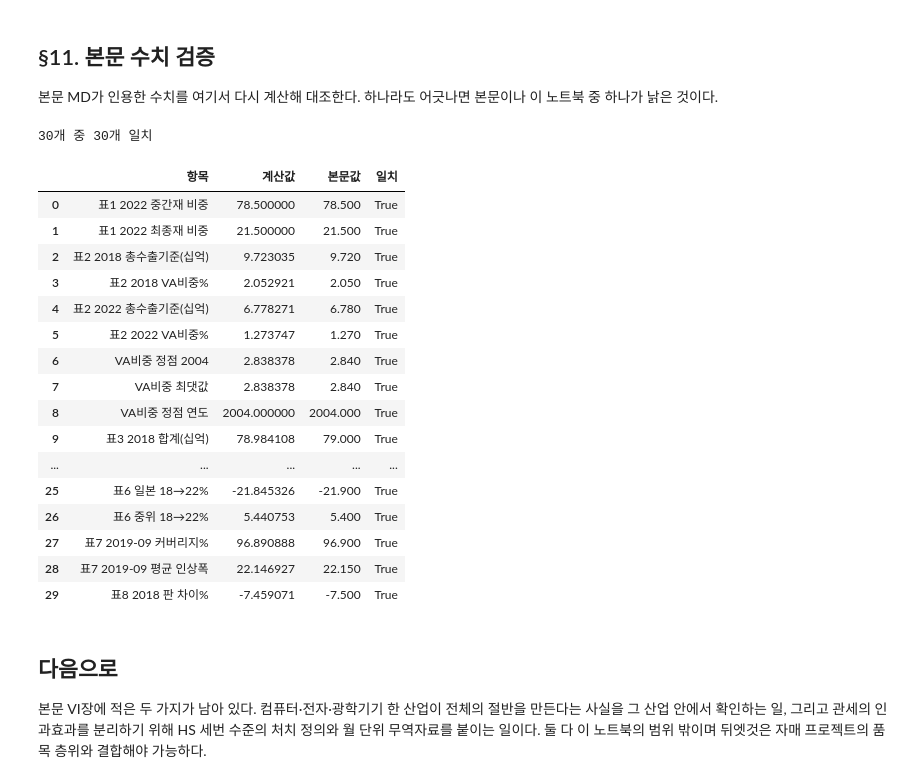
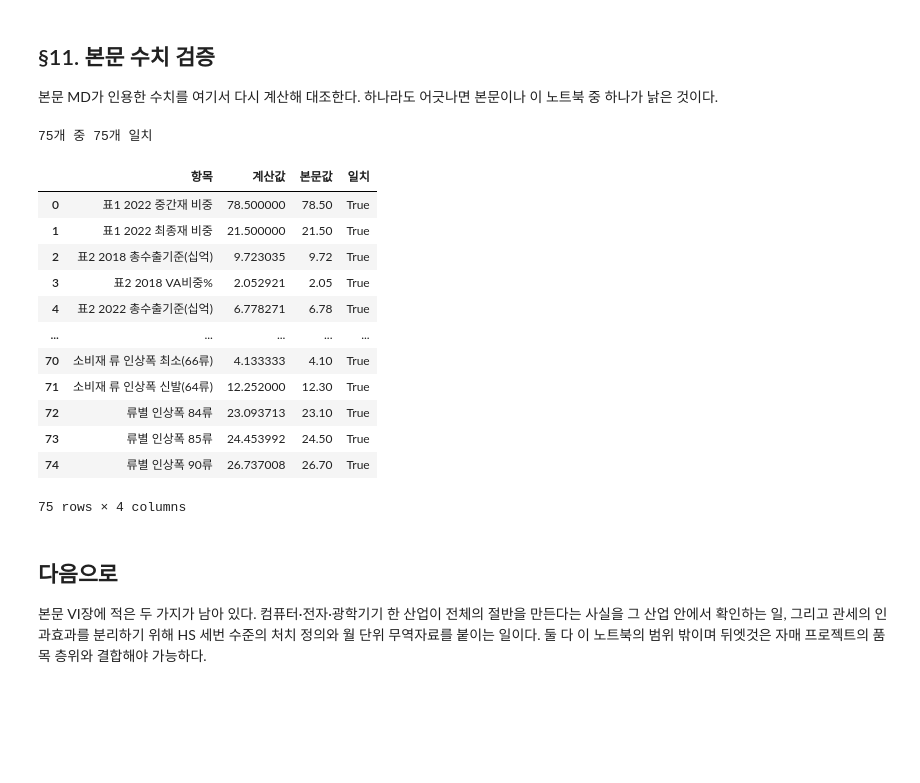
Before and after one commit to pilsunchoi/GVC, a Jupyter notebook: research/2.미중무역분쟁과_대미부가가치노출/2018_us_china_gvc.ipynb, the cells around one changed output. Saved outputs shown, nothing was run; the diff lists cells and outputs as text; code cells hidden in the pictures; blank space fills up the shorter version.

```diff
--- a/research/2.미중무역분쟁과_대미부가가치노출/2018_us_china_gvc.ipynb
+++ b/research/2.미중무역분쟁과_대미부가가치노출/2018_us_china_gvc.ipynb
@@ -920,56 +922,86 @@ chk('구성비 2018 중국경유%', share.loc[2018, 'CHN'], 8.59, 0.01)
 chk('구성비 2022 중국경유%', share.loc[2022, 'CHN'], 4.43, 0.01)
 chk('구성비 2018 베트남경유%', share.loc[2018, 'VNM'], 3.07, 0.01)
 chk('구성비 2022 베트남경유%', share.loc[2022, 'VNM'], 4.67, 0.01)
+chk('중국 구성비 2019 하락폭%p', share['CHN'].diff().loc[2019], -2.5, 0.06)
+chk('중국 구성비 이전 최대 변동%p', share['CHN'].diff().loc[:2018].abs().max(), 1.6, 0.06)
 chk('표4 2022 합계(십억)', tab4.loc[2022, '합계'], 93.15, 0.01)
 chk('표4 2022 CN1 중국내수', tab4.loc[2022, ('CN1', '중국내수')], 71.38, 0.01)
 chk('표4 2022 CN2 대미', tab4.loc[2022, ('CN2', '미국')], 3.22, 0.01)
+chk('표4 2022 중국내수 비중%', 100 * tab4.loc[2022, ('CN1', '중국내수')] / tab4.loc[2022, '합계'], 76.6, 0.05)
+chk('첫 번째 척도 2018(억)', 10 * tab2.loc[2018, '한국VA(최종흡수기준)'], 67.9, 0.05)
+chk('2021 중국 구성비가 2018 미만', float(share.loc[2021, 'CHN'] < share.loc[2018, 'CHN']), 1.0, 0)
 chk('표4 2018 CN2 대미', tab4.loc[2018, ('CN2', '미국')], 4.96, 0.01)
+chk('표4 2018 CN1 대미', tab4.loc[2018, ('CN1', '미국')], 1.83, 0.01)
+chk('표4 2022 CN1 대미', tab4.loc[2022, ('CN1', '미국')], 1.32, 0.01)
 chk('표5 C26 중국변화', ind.loc[C26, '중국변화'], -1056, 1.0)
 chk('표5 C26 베트남변화', ind.loc[C26, '베트남변화'], 1181, 1.0)
+chk('표5 10위가 H52', float(ind.sort_values('중국2018', ascending=False).index[9] == ko('H52')), 1.0, 0)
+chk('C26 2018 대미 노출 전체(십억)', ind.loc[C26, '규모'] / 1000, 16.6, 0.05)
+chk('36개 산업 중국경유 변화 합계(백만)', x.sum(), -2221, 1.0)
+chk('36개 산업 베트남경유 변화 합계(백만)', y.sum(), 2356, 1.0)
+chk('C26 제외 중국경유 변화 합계(억)', x.drop(C26).sum() / 100, -11.7, 0.05)
+chk('C26 제외 베트남경유 변화 합계(억)', y.drop(C26).sum() / 100, 11.8, 0.05)
+chk('C26 몫 중국 감소분%', 100 * x[C26] / x.sum(), 48, 0.5)
+chk('C26 몫 베트남 증가분%', 100 * y[C26] / y.sum(), 50, 0.5)
 chk('대체 피어슨(전체)', np.corrcoef(x, y)[0, 1], -0.987, 0.002)
 chk('대체 피어슨(C26 제외)', np.corrcoef(x.drop(C26), y.drop(C26))[0, 1], -0.858, 0.002)
 chk('대체 피어슨(규모 제거)', np.corrcoef(xn, yn)[0, 1], 0.305, 0.002)
 chk('표6 한국 18→22%', d['KOR'], -33.0, 0.1)
 chk('표6 일본 18→22%', d['JPN'], -21.9, 0.1)
 chk('표6 중위 18→22%', d.median(), 5.4, 0.1)
+chk('표6 한국보다 더 줄어든 경제 수', int((d < d['KOR']).sum()), 1, 0)
+chk('산업별 중위 변화율 한국%', w.xs('KOR', level='econ')['chg'].median(), -31.2, 0.1)
+chk('산업별 중위 변화율 타국%', w.drop('KOR', level='econ')['chg'].median(), -5.7, 0.1)
+chk('그림2 대상 산업 수', int(keep.sum()), 36, 0)
 chk('표7 2018 버전 차이%', tab8.loc[2018, '차이%'], -7.5, 0.05)
 chk('표7 확장판 18→22 변화율%', EXT_CHG, -33.0, 0.1)
 chk('표7 표준판 18→22 변화율%', SML_CHG, -32.2, 0.1)
 chk('가공무역 수입투입비중%', IMP_CN2, 13.3, 0.1)
 chk('가공무역제외 수입투입비중%', IMP_CN1, 4.4, 0.1)
-chk('표8 (1) post x 노출도', B1[0], 0.396, 0.001)
-chk('표8 (1) 표준오차', S1[0], 0.248, 0.001)
-chk('표8 (2) 삼중 상호작용', B2[1], -2.135, 0.001)
+chk('회귀표본 1백만 미만 비중%', 100 * (reg.va < 1).mean(), 56.5, 0.1)
+chk('표8 사양1 post x 노출도', B1[0], 0.396, 0.001)
+chk('표8 사양1 표준오차', S1[0], 0.248, 0.001)
+chk('표8 사양2 삼중 상호작용', B2[1], -2.135, 0.001)
 chk('표8 관측 수', len(reg), 49733, 0)
 chk('표8 군집 수', GC, 49, 0)
 chk('표9 사전계수 2012', EV[2012][0], -0.691, 0.001)
 chk('표9 사후계수 2019', EV[2019][0], 0.459, 0.001)
+chk('표9 사전계수 2012 t값', EV[2012][0] / EV[2012][1], -2.42, 0.005)
+chk('표9 사전계수 2014 t값', EV[2014][0] / EV[2014][1], 2.36, 0.005)
+chk('표9 사전계수 2016 t값', EV[2016][0] / EV[2016][1], 2.36, 0.005)
+chk('표10 2018-08 인상 HS6', tab7.loc['2018-08-23', '인상 HS6'], 721, 0)
+chk('표10 2018-08 커버리지%', tab7.loc['2018-08-23', '비율%'], 14.1, 0.05)
+chk('표10 2018-08 평균 인상폭', tab7.loc['2018-08-23', '평균 인상폭pp'], 3.69, 0.01)
 chk('표10 2019-09 커버리지%', tab7.loc['2019-09-01', '비율%'], 96.9, 0.05)
 chk('표10 2019-09 평균 인상폭', tab7.loc['2019-09-01', '평균 인상폭pp'], 22.15, 0.01)
+chk('노출도 가구·기타제조%', 100 * EXPOSURE['C31T33'], 12.83, 0.005)
+chk('노출도 컴퓨터·전자·광학기기%', 100 * EXPOSURE['C26'], 7.57, 0.005)
+chk('노출도 섬유·의복·가죽%', 100 * EXPOSURE['C13T15'], 4.92, 0.005)
+chk('소비재 류 인상폭 최소(66류)', ch.min(), 4.1, 0.05)
+chk('소비재 류 인상폭 신발(64류)', ch['64'], 12.3, 0.05)
+chk('류별 인상폭 84류', ch['84'], 23.1, 0.05)
+chk('류별 인상폭 85류', ch['85'], 24.5, 0.05)
+chk('류별 인상폭 90류', ch['90'], 26.7, 0.05)
 
 res = pd.DataFrame(CHECKS, columns=['항목', '계산값', '본문값', '일치'])
 bad = res[~res.일치]
 print(f'{len(res)}개 중 {len(res) - len(bad)}개 일치')
 display(bad if len(bad) else res)
 # %% [output]
-30개 중 30개 일치
+75개 중 75개 일치
 |  | 항목 | 계산값 | 본문값 | 일치 |
-| 0 | 표1 2022 중간재 비중 | 78.500000 | 78.500 | True |
-| 1 | 표1 2022 최종재 비중 | 21.500000 | 21.500 | True |
-| 2 | 표2 2018 총수출기준(십억) | 9.723035 | 9.720 | True |
-| 3 | 표2 2018 VA비중% | 2.052921 | 2.050 | True |
-| 4 | 표2 2022 총수출기준(십억) | 6.778271 | 6.780 | True |
-| 5 | 표2 2022 VA비중% | 1.273747 | 1.270 | True |
-| 6 | VA비중 정점 2004 | 2.838378 | 2.840 | True |
-| 7 | VA비중 최댓값 | 2.838378 | 2.840 | True |
-| 8 | VA비중 정점 연도 | 2004.000000 | 2004.000 | True |
-| 9 | 표3 2018 합계(십억) | 78.984108 | 79.000 | True |
+| 0 | 표1 2022 중간재 비중 | 78.500000 | 78.50 | True |
+| 1 | 표1 2022 최종재 비중 | 21.500000 | 21.50 | True |
+| 2 | 표2 2018 총수출기준(십억) | 9.723035 | 9.72 | True |
+| 3 | 표2 2018 VA비중% | 2.052921 | 2.05 | True |
+| 4 | 표2 2022 총수출기준(십억) | 6.778271 | 6.78 | True |
 | ... | ... | ... | ... | ... |
-| 25 | 표6 일본 18→22% | -21.845326 | -21.900 | True |
-| 26 | 표6 중위 18→22% | 5.440753 | 5.400 | True |
-| 27 | 표7 2019-09 커버리지% | 96.890888 | 96.900 | True |
-| 28 | 표7 2019-09 평균 인상폭 | 22.146927 | 22.150 | True |
-| 29 | 표8 2018 판 차이% | -7.459071 | -7.500 | True |
+| 70 | 소비재 류 인상폭 최소(66류) | 4.133333 | 4.10 | True |
+| 71 | 소비재 류 인상폭 신발(64류) | 12.252000 | 12.30 | True |
+| 72 | 류별 인상폭 84류 | 23.093713 | 23.10 | True |
+| 73 | 류별 인상폭 85류 | 24.453992 | 24.50 | True |
+| 74 | 류별 인상폭 90류 | 26.737008 | 26.70 | True |
+75 rows × 4 columns
 # %% [markdown]
 ## 다음으로
 
```
Also changed, not shown: parts of 13 cells of this notebook, 3 other files.
